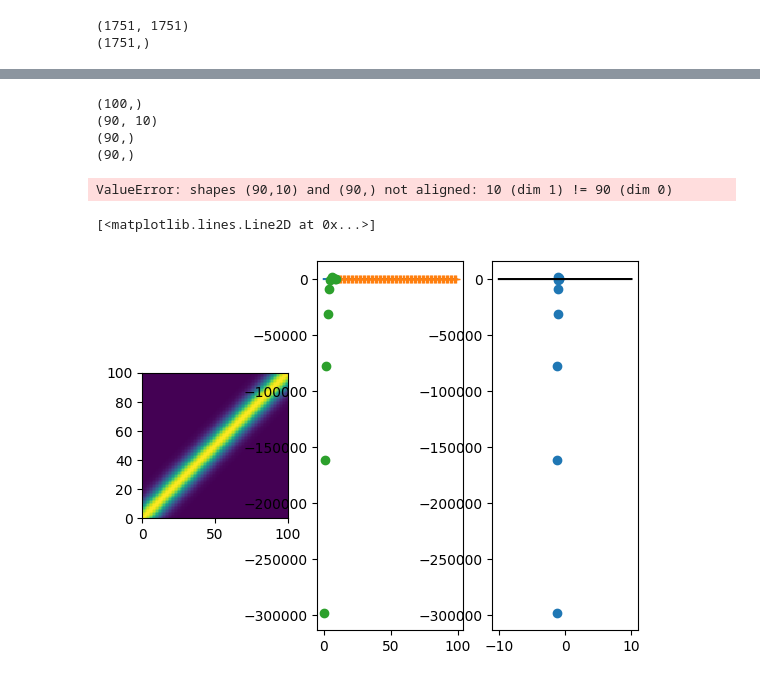
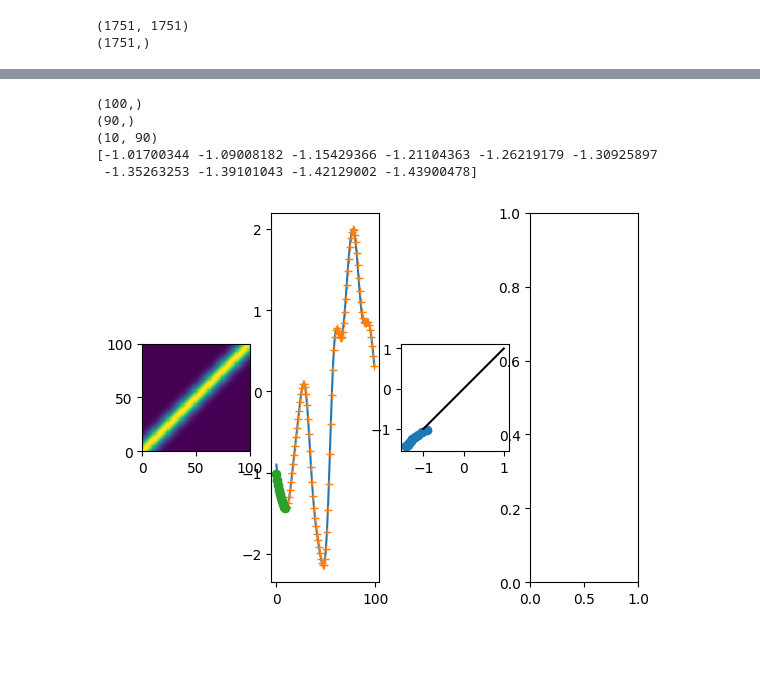
Before and after one commit to swegger/ReadMaestro, a Jupyter notebook: readExample.ipynb, the cells around one changed output, grey strips where cells are left out. Drawn from its saved outputs; the diff is of its cells as text; code cells hidden in the pictures; blank space fills up the shorter version.

```diff
--- a/readExample.ipynb
+++ b/readExample.ipynb
@@ -106,6 +130,8 @@ for i in range(Ntest):
     for j in range(Ntest):
         Sig[i,j] = np.exp( -(i-j)**2/100 )
 
+#Sig = Sig + 0.0005*np.identity(Ntest)
+
 mu_test = np.zeros((Ntest,))
 x = np.random.multivariate_normal(mu_test,Sig)
 print(x.shape)
@@ -113,39 +139,41 @@ print(x.shape)
 t = np.arange(Ntest)
 y = np.ones_like(mu_test, dtype=bool)
 y[0:10] = False
-q = sum(np.logical_not(y))
+q = sum(y)
 f = x[y]
-muObs = mu_test[y]
-muUn = mu_test[np.logical_not(y)]
+# muObs = mu_test[y]
+# muUn = mu_test[np.logical_not(y)]
 
-SigUnUn = Sig[0:Ntest-q,0:Ntest-q]
-SigUnObs = Sig[0:Ntest-q,Ntest-q:]
-SigObsObs = Sig[Ntest-q:,Ntest-q:]
-SigObsUn = Sig[Ntest-q:,0:Ntest-q]
+# SigUnUn = Sig[0:Ntest-q,0:Ntest-q]
+# SigUnObs = Sig[0:Ntest-q,Ntest-q:]
+# SigObsObs = Sig[Ntest-q:,Ntest-q:] + 0.0000001*np.identity(q)
+# SigObsUn = Sig[Ntest-q:,0:Ntest-q]
 
-temp = SigUnObs @ np.linalg.inv(SigObsObs)
-print(temp.shape)
-print(f.shape)
-print(muObs.shape)
-mu_ = muUn + np.dot(temp, f-muObs)
-#est, a, b, c = purs.conditionalGaussian(mu_test,Sig,f,x_indices=y)
-print(q)
-print(sum(np.logical_not(y)))
+# temp = SigUnObs @ np.linalg.inv(SigObsObs)
+# mu_ = muUn + temp @ (f-muObs)
+mu_, a, b, c = purs.conditionalGaussian(mu_test,Sig,f,x_indices=y,obsNoise=0.0000001)
+print(mu_)
 # %% [output]
 (100,)
-(90, 10)
 (90,)
-(90,)
+(10, 90)
+[-1.01700344 -1.09008182 -1.15429366 -1.21104363 -1.26219179 -1.30925897
+ -1.35263253 -1.39101043 -1.42129002 -1.43900478]
-ValueError: shapes (90,10) and (90,) not aligned: 10 (dim 1) != 90 (dim 0)
 # %%
-fig, axes = plt.subplots(nrows=1, ncols=3)
+fig, axes = plt.subplots(nrows=1, ncols=4)
 axes[0].pcolor(Sig)
 axes[0].set_aspect('equal', 'box')
+#axes[1].pcolor(SigUnObs)
+#axes[1].set_aspect('equal', 'box')
+#axes[2].pcolor(SigObsObs)
+#xes[2].set_aspect('equal', 'box')
+#axes[3].pcolor(temp.T)
 axes[1].plot(t,x)
 axes[1].plot(t[y],f,'+')
-axes[1].plot(t[np.logical_not(y)],est,'o')
-axes[2].plot(x[np.logical_not(y)],est,'o')
-axes[2].plot([-10,10],[-10,10],'k')
+axes[1].plot(t[np.logical_not(y)],mu_,'o')
+#axes[2].plot(t[y],f-muObs)
+axes[2].plot(x[np.logical_not(y)],mu_,'o')
+axes[2].plot([-1,1],[-1,1],'k')
+axes[2].set_aspect('equal', 'box')
 # %% [output]
-[<matplotlib.lines.Line2D at 0x...>]
-[figure, old version]
+[figure, new version]
```
Also changed, not shown: parts of 8 cells of this notebook, 1 other file.
